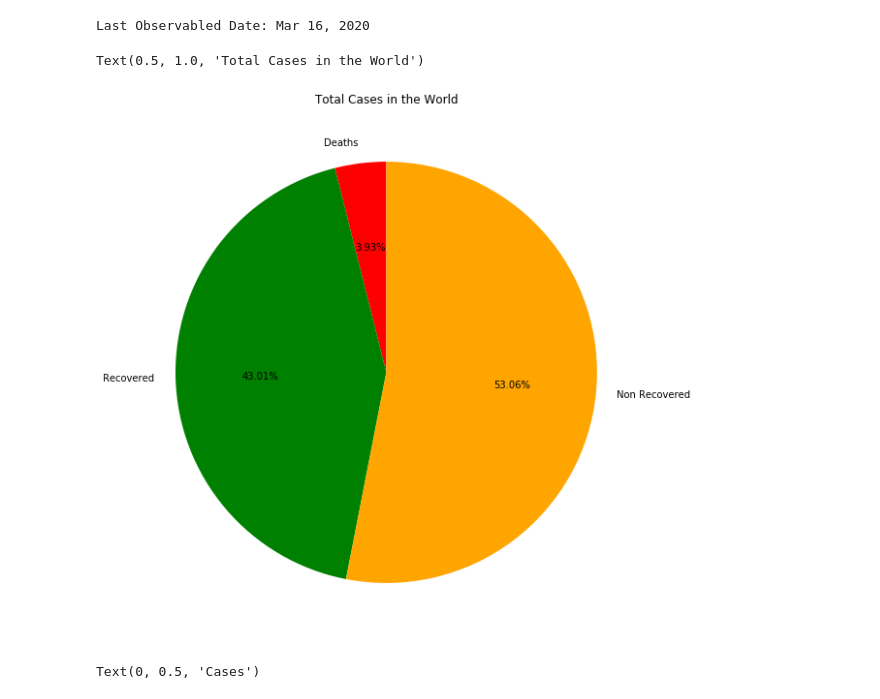
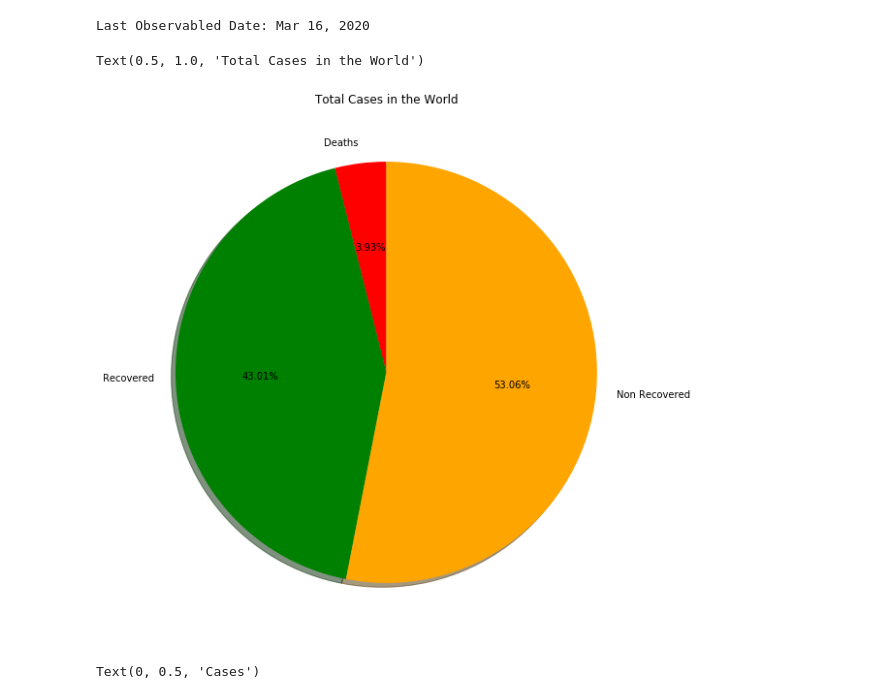
Before and after one commit to gachet/Coronavirus-2019-Analysis, a Jupyter notebook: Coronavirus_Analysis.ipynb, the cells around one changed output. Saved outputs shown, nothing was run; the diff lists cells and outputs as text; code cells hidden in the pictures.

```diff
--- a/Coronavirus_Analysis.ipynb
+++ b/Coronavirus_Analysis.ipynb
@@ -148,15 +148,16 @@ Last Observabled Date: Mar 16, 2020
 # %%
 values = total_cases.drop(['Observed', 'Confirmed'], axis=1)[-1:].values.transpose()
 plt.figure(figsize=(10,10))
 plt.pie(values,
         labels=['Deaths', 'Recovered', 'Non Recovered'],
         colors=['red', 'green', 'orange'],
         autopct='%.2f%%',
-        startangle=90)
+        startangle=90,
+        shadow=True)
 plt.title('Total Cases in the World')
 # %% [output]
 Text(0.5, 1.0, 'Total Cases in the World')
-[figure, old version]
+[figure, new version]
 # %%
 plt.figure(figsize=(20,10))
 sns.lineplot(total_cases['Observed'], total_cases['Confirmed'])
```
Also changed, not shown: parts of 1 cell of this notebook.
